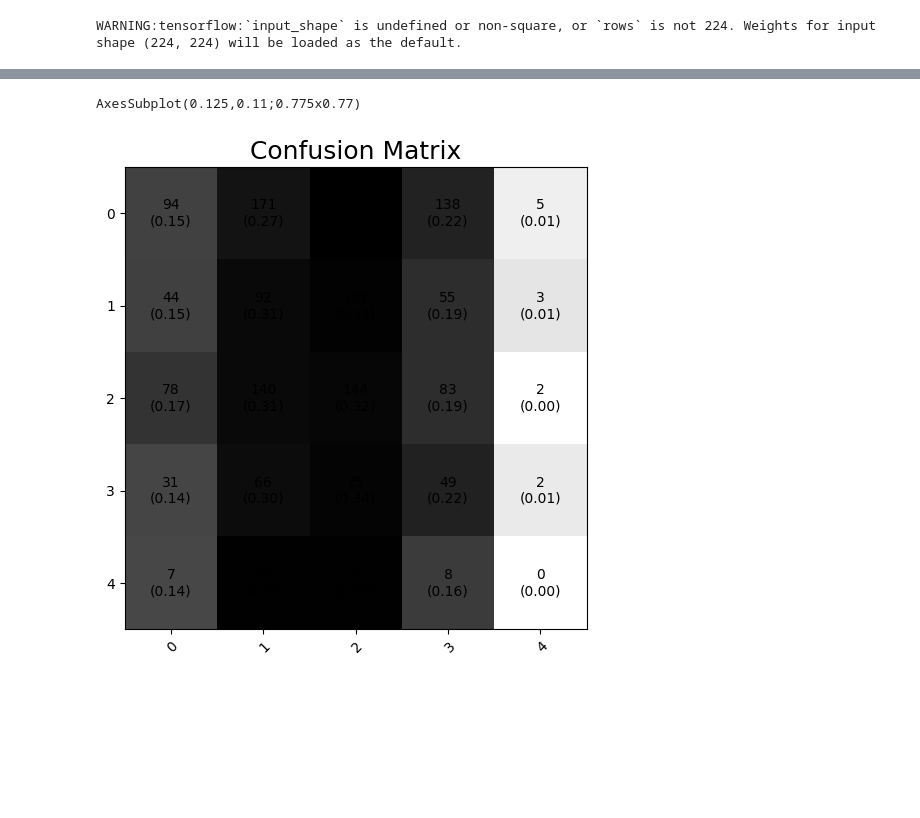
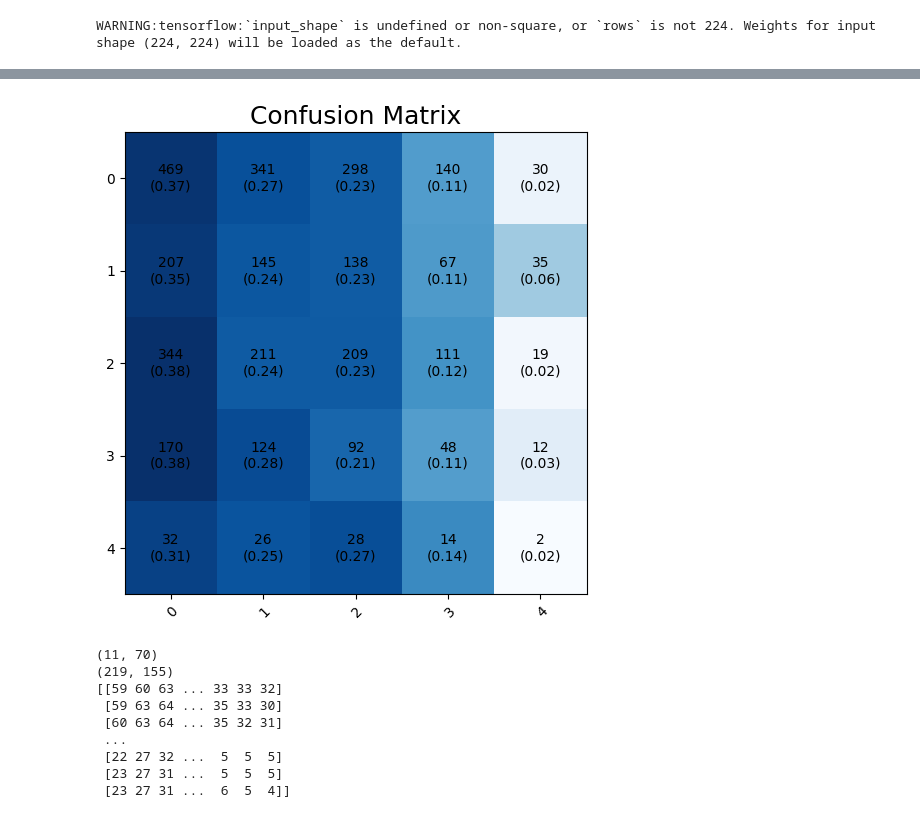
Before and after one commit to dannielHCVieira/PAI_ArthritisDetection, a Jupyter notebook: jupyter/train_model_ts.ipynb, the cells around one changed output, grey strips where cells are left out. Drawn from its saved outputs; the diff is of its cells as text; code cells hidden in the pictures; blank space fills up the shorter version.

```diff
--- a/jupyter/train_model_ts.ipynb
+++ b/jupyter/train_model_ts.ipynb
@@ -24,7 +64,7 @@ tf.config.list_physical_devices('GPU')
 # %%
 train_dataset = "C:\\Users\\T-GAMER\\Downloads\\KneeXrayData\\KneeXrayData\\ClsKLData\\kneeKL224\\train_preprocessed"
 val_dataset = "C:\\Users\\T-GAMER\\Downloads\\KneeXrayData\\KneeXrayData\\ClsKLData\\kneeKL224\\val_preprocessed"
-test_dataset = "C:\\Users\\T-GAMER\\Downloads\\KneeXrayData\\KneeXrayData\\ClsKLData\\kneeKL224\\test"
+test_dataset = "C:\\Users\\T-GAMER\\Downloads\\KneeXrayData\\KneeXrayData\\ClsKLData\\kneeKL224\\test_preprocessed"
 # %%
 train_images=list(paths.list_images(train_dataset))
 val_images=list(paths.list_images(val_dataset))
@@ -39,7 +79,17 @@ print(test_images)
 print(val_images)
 # %% [output]
 []
+# %%
+def processImage(image):
+    image = img_to_array(image, dtype='uint8')
+    x, y = matchTemplatePrivate(image)
+    image = image[x[1]:y[1],x[0]:y[0]]
+    image = array_to_img(image)
+    image = image.resize((224,224))
+    image = img_to_array(image)
+    return cv.cvtColor(image,cv.COLOR_GRAY2RGB)
 # %%
+
 train_data=[]
 train_labels=[]
 val_data=[]
@@ -50,23 +100,20 @@ test_labels=[]
 for i in train_images:#adicionar nosso preprocessamento
     label=i.split(os.path.sep)[-2]
     train_labels.append(label)
-    image = load_img(i,target_size=(224,224))
-    image = img_to_array(image)
-    #image = preprocess_input(image)
+    image = load_img(i,target_size=(224,224), color_mode="grayscale")
+    image = processImage(image)
     train_data.append(image)
 
 for i in val_images:#adicionar nosso preprocessamento
     label=i.split(os.path.sep)[-2]
     val_labels.append(label)
-    image = load_img(i,target_size=(224,224))
-    image = img_to_array(image)
-    #image = preprocess_input(image)
+    image = load_img(i,target_size=(224,224), color_mode="grayscale")
+    image = processImage(image)
     val_data.append(image)
 
 for i in test_images:#adicionar nosso preprocessamento
     label=i.split(os.path.sep)[-2]
     test_labels.append(label)
-    image = load_img(i,target_size=(224,224))
-    image = img_to_array(image)
-    #image = preprocess_input(image)
+    image = load_img(i,target_size=(224,224), color_mode="grayscale")
+    image = processImage(image)
     test_data.append(image)
@@ -78,13 +129,13 @@ print(len(val_labels))
 1652
 # %%
 
-train_data=np.array(train_data, dtype='float32')
+train_data=np.array(train_data, dtype='uint8')
 train_labels=np.array(train_labels)
 
-val_data=np.array(val_data, dtype='float32')
+val_data=np.array(val_data, dtype='uint8')
 val_labels=np.array(val_labels)
 
-test_data=np.array(test_data, dtype='float32')
+test_data=np.array(test_data, dtype='uint8')
 test_labels=np.array(test_labels)
 # %%
 print(val_labels)
@@ -208,23 +257,22 @@ cm = confusion_matrix(y_true=test_labels.argmax(axis=1), y_pred=predict)
 # %%
 import matplotlib
 fig, ax = plot_confusion_matrix(conf_mat=cm,
         figsize=(6, 6),
         class_names = ["0", "1","2","3","4"],
         show_absolute=True,
         show_normed=True,
-         cmap='Greys',
+         #cmap='Greys',
 
          norm_colormap=matplotlib.colors.LogNorm( ))
 
 plt.xlabel('', fontsize=18)
 plt.ylabel('', fontsize=18)
 plt.title('Confusion Matrix', fontsize=18)
-plt.show()
-#plt.savefig("cm.png")
-print(ax)
+#plt.show()
+plt.savefig("cm.png")
+#print(ax)
 # %% [output]
-AxesSubplot(0.125,0.11;0.775x0.77)
-[figure, old version]
+[figure, new version]
 # %%
 img = tf.keras.utils.load_img(
     "C:\\Users\\T-GAMER\\Downloads\\not_mask.png", target_size=(96, 96)
@@ -241,3 +289,25 @@ print(
     "This image most likely belongs to {} with a {} percent confidence."
     .format(label, score)
 )
+# %%
+#teste de corte genérico
+imagem = cv.imread("C:\\Users\\T-GAMER\\Downloads\\KneeXrayData\\KneeXrayData\\ClsKLData\kneeKL224\\val_preprocessed\\4\\9070207R.png", 0)
+x,y = matchTemplatePrivate(imagem)
+print(x)
+print(y)
+cv.imshow("image", imagem)
+imagem = imagem[ x[1]:y[1],x[0]:y[0]]
+print(imagem)
+cv.imshow("image 2", imagem)
+cv.waitKey(0)
+cv.destroyAllWindows()
+# %% [output]
+(11, 70)
+(219, 155)
+[[59 60 63 ... 33 33 32]
+ [59 63 64 ... 35 33 30]
+ [60 63 64 ... 35 32 31]
+ ...
+ [22 27 32 ...  5  5  5]
+ [23 27 31 ...  5  5  5]
+ [23 27 31 ...  6  5  4]]
```
Also changed, not shown: parts of 9 cells of this notebook, 2 other files.
